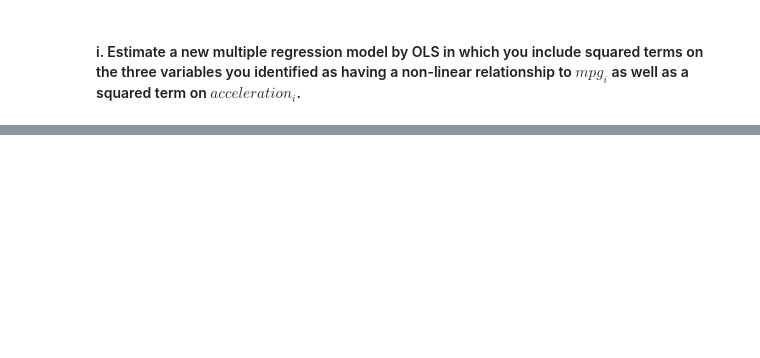
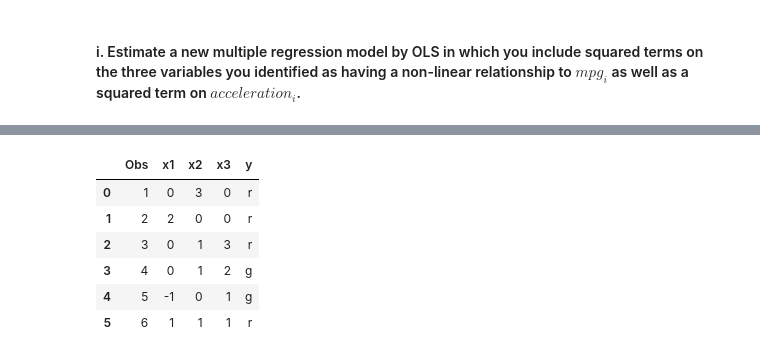
Before and after one commit to JoshLaven/persp-model-econ_w20, a Jupyter notebook: ProblemSets/PS6/PS6Laven.ipynb, the cells around one changed output, grey strips where cells are left out. Saved outputs shown, nothing was run; the diff lists cells and outputs as text; code cells hidden in the pictures; blank space fills up the shorter version.

```diff
--- a/ProblemSets/PS6/PS6Laven.ipynb
+++ b/ProblemSets/PS6/PS6Laven.ipynb
@@ -185,0 +201,16 @@ strong multicollinearity or other numerical problems.
+# %%
+df = pd.DataFrame()
+df['Obs'] = [1,2,3,4,5,6]
+df['x1'] = [0,2,0,0,-1,1]
+df['x2'] = [3,0,1,1,0,1]
+df['x3'] = [0,0,3,2,1,1]
+df['y'] = ['r','r','r','g','g','r']
+df
+# %% [output]
+|  | Obs | x1 | x2 | x3 | y |
+| 0 | 1 | 0 | 3 | 0 | r |
+| 1 | 2 | 2 | 0 | 0 | r |
+| 2 | 3 | 0 | 1 | 3 | r |
+| 3 | 4 | 0 | 1 | 2 | g |
+| 4 | 5 | -1 | 0 | 1 | g |
+| 5 | 6 | 1 | 1 | 1 | r |
```
Also changed, not shown: parts of 24 cells of this notebook.
